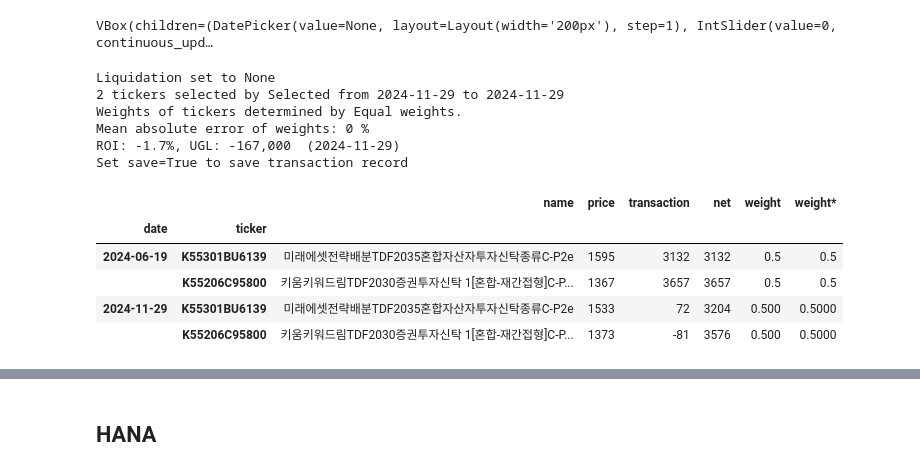
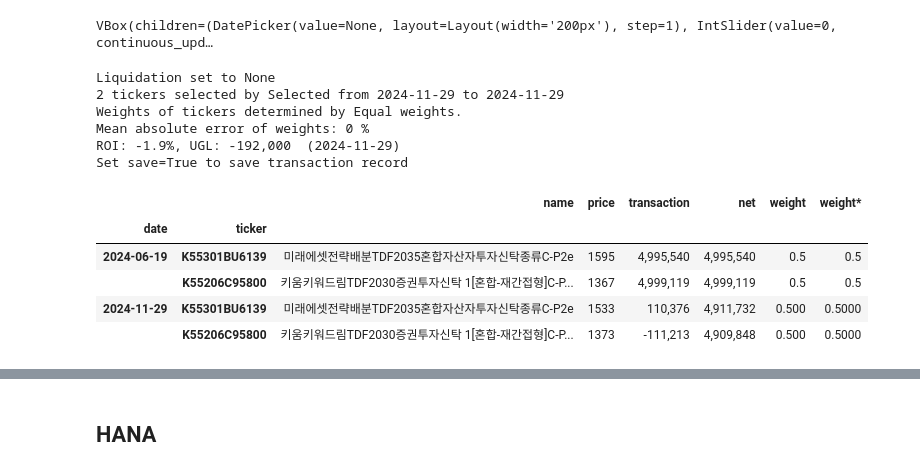
Before and after one commit to lbk209/portfolio, a Jupyter notebook: Allocate_Portfolio.ipynb, the cells around one changed output, grey strips where cells are left out. Saved outputs shown, nothing was run; the diff lists cells and outputs as text; code cells hidden in the pictures.

```diff
--- a/Allocate_Portfolio.ipynb
+++ b/Allocate_Portfolio.ipynb
@@ -760,21 +776,22 @@ VBox(children=(DatePicker(value=None, layout=Layout(width='200px'), step=1), Int
 # %%
 kwargs = dict(
     date = WidgetTransaction.values(0),
     capital = WidgetTransaction.values(1),
     save = WidgetTransaction.values(2)
 )
 _ = pf_tdf.transaction_pipeline(**kwargs)
-pf_tdf.view_record()
+
+pf_tdf.view_record(amount=True)
 # %% [output]
 Liquidation set to None
 2 tickers selected by Selected from 2024-11-29 to 2024-11-29
 Weights of tickers determined by Equal weights.
 Mean absolute error of weights: 0 %
-ROI: -1.7%, UGL: -167,000  (2024-11-29)
+ROI: -1.9%, UGL: -192,000  (2024-11-29)
 Set save=True to save transaction record
 |  |  | name | price | transaction | net | weight | weight* |
 | date | ticker |  |  |  |  |  |  |
-| 2024-06-19 | K55301BU6139 | 미래에셋전략배분TDF2035혼합자산자투자신탁종류C-P2e | 1595 | 3132 | 3132 | 0.5 | 0.5 |
-|  | K55206C95800 | 키움키워드림TDF2030증권투자신탁 1[혼합-재간접형]C-P... | 1367 | 3657 | 3657 | 0.5 | 0.5 |
-| 2024-11-29 | K55301BU6139 | 미래에셋전략배분TDF2035혼합자산자투자신탁종류C-P2e | 1533 | 72 | 3204 | 0.500 | 0.5000 |
-|  | K55206C95800 | 키움키워드림TDF2030증권투자신탁 1[혼합-재간접형]C-P... | 1373 | -81 | 3576 | 0.500 | 0.5000 |
+| 2024-06-19 | K55301BU6139 | 미래에셋전략배분TDF2035혼합자산자투자신탁종류C-P2e | 1595 | 4,995,540 | 4,995,540 | 0.5 | 0.5 |
+|  | K55206C95800 | 키움키워드림TDF2030증권투자신탁 1[혼합-재간접형]C-P... | 1367 | 4,999,119 | 4,999,119 | 0.5 | 0.5 |
+| 2024-11-29 | K55301BU6139 | 미래에셋전략배분TDF2035혼합자산자투자신탁종류C-P2e | 1533 | 110,376 | 4,911,732 | 0.500 | 0.5000 |
+|  | K55206C95800 | 키움키워드림TDF2030증권투자신탁 1[혼합-재간접형]C-P... | 1373 | -111,213 | 4,909,848 | 0.500 | 0.5000 |
```
Also changed, not shown: parts of 39 cells of this notebook, 1 other file.
